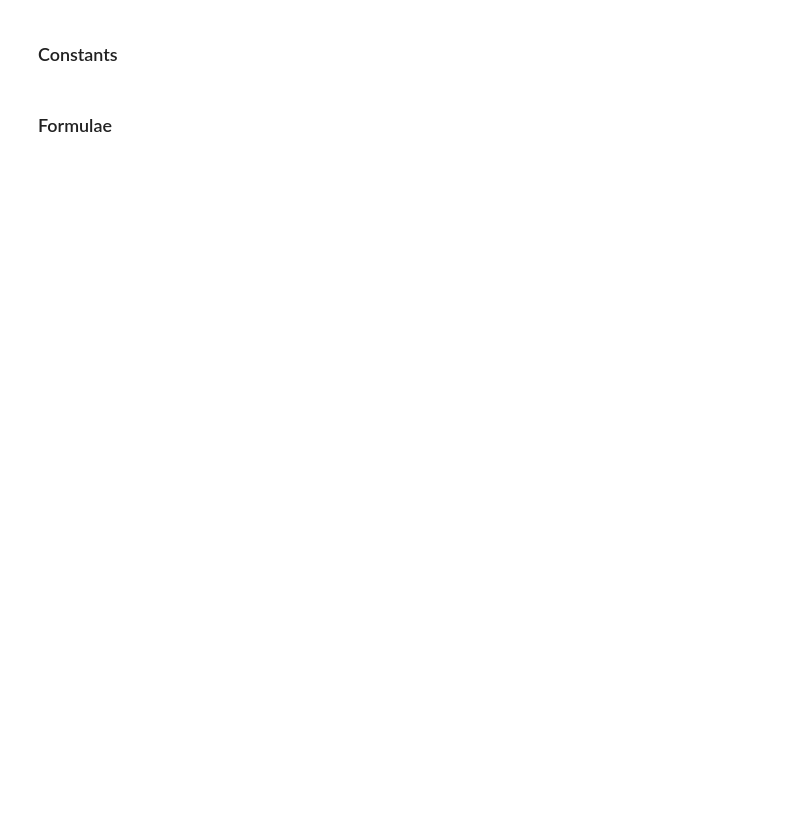
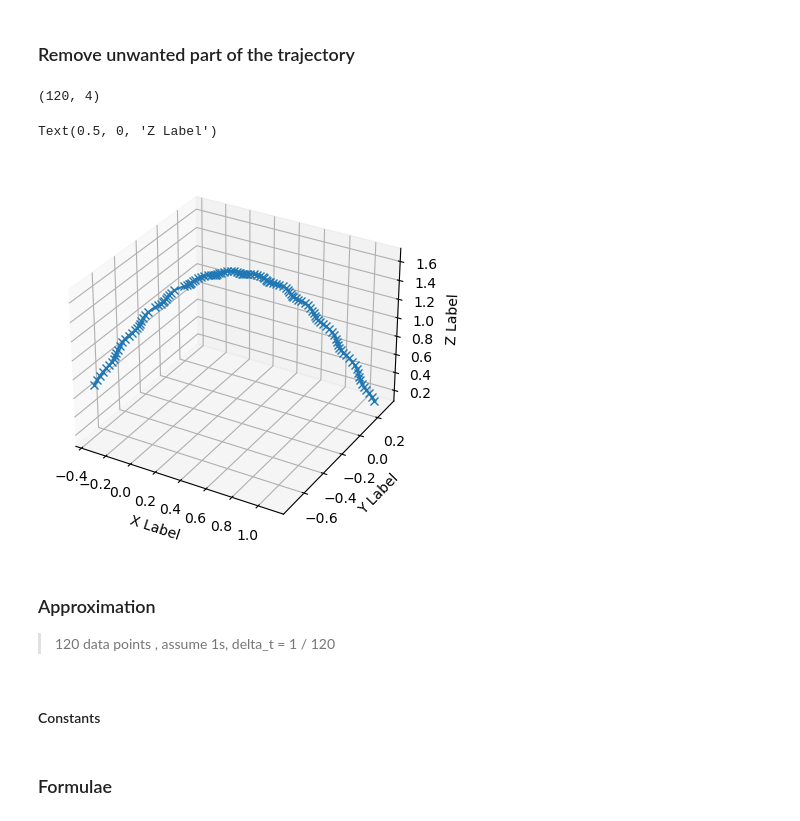
Before and after one commit to kirankigi5/ball_tracking, a Jupyter notebook: ball_tracking.ipynb, the cells around one changed output. Saved outputs shown, nothing was run; the diff lists cells and outputs as text; code cells hidden in the pictures; blank space fills up the shorter version.

Commit message:
removed unwanted part of the trajectory

```diff
--- a/ball_tracking.ipynb
+++ b/ball_tracking.ipynb
@@ -5,5 +101,28 @@ import matplotlib.pyplot as plt
+# %% [markdown]
+### Remove unwanted part of the trajectory
+# %%
+# in df_new_numpy_array remove first three rows and store in df_new1_numpy_array
+
+final_data = df_new_numpy_array[3: 123]
+np.shape(final_data)
+# %% [output]
+(120, 4)
+# %%
+fig = plt.figure()
+ax = fig.add_subplot(111, projection='3d')
+ax.plot(final_data[:,1], final_data[:,2], final_data[:,3], marker='x')
+# ax.scatter(df_new_numpy_array[:,1], df_new_numpy_array[:,2], df_new_numpy_array[:,3], c='r')
+ax.set_xlabel('X Label')
+ax.set_ylabel('Y Label')
+ax.set_zlabel('Z Label')
+# %% [output]
+Text(0.5, 0, 'Z Label')
+[figure, added]
+# %% [markdown]
+### Approximation
+> 120 data points , assume 1s, delta_t = 1 / 120
 # %% [markdown]
-### Constants
+#### Constants
 # %%
 kd = 5.36            # Approx drag
 
```
Also changed, not shown: parts of 11 cells of this notebook.
